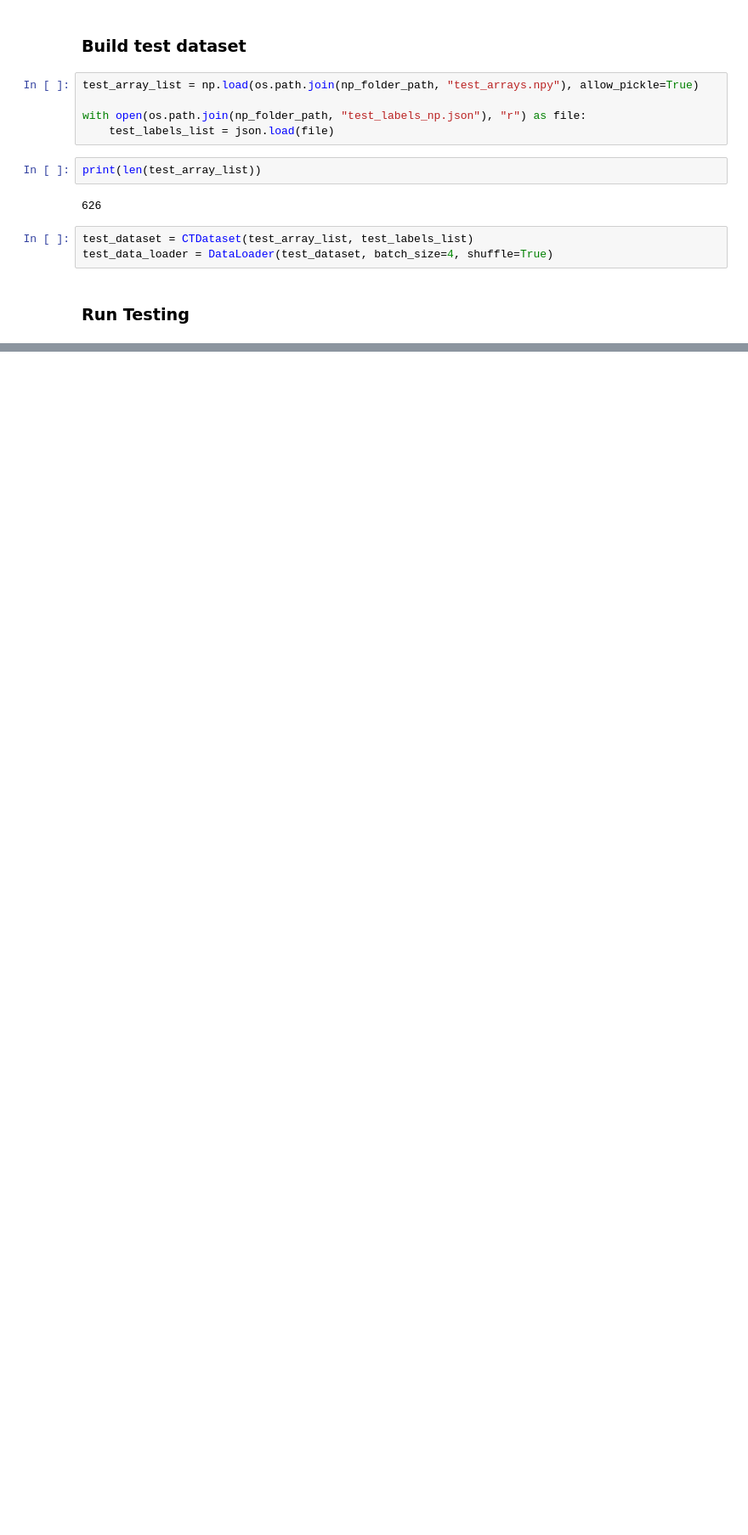
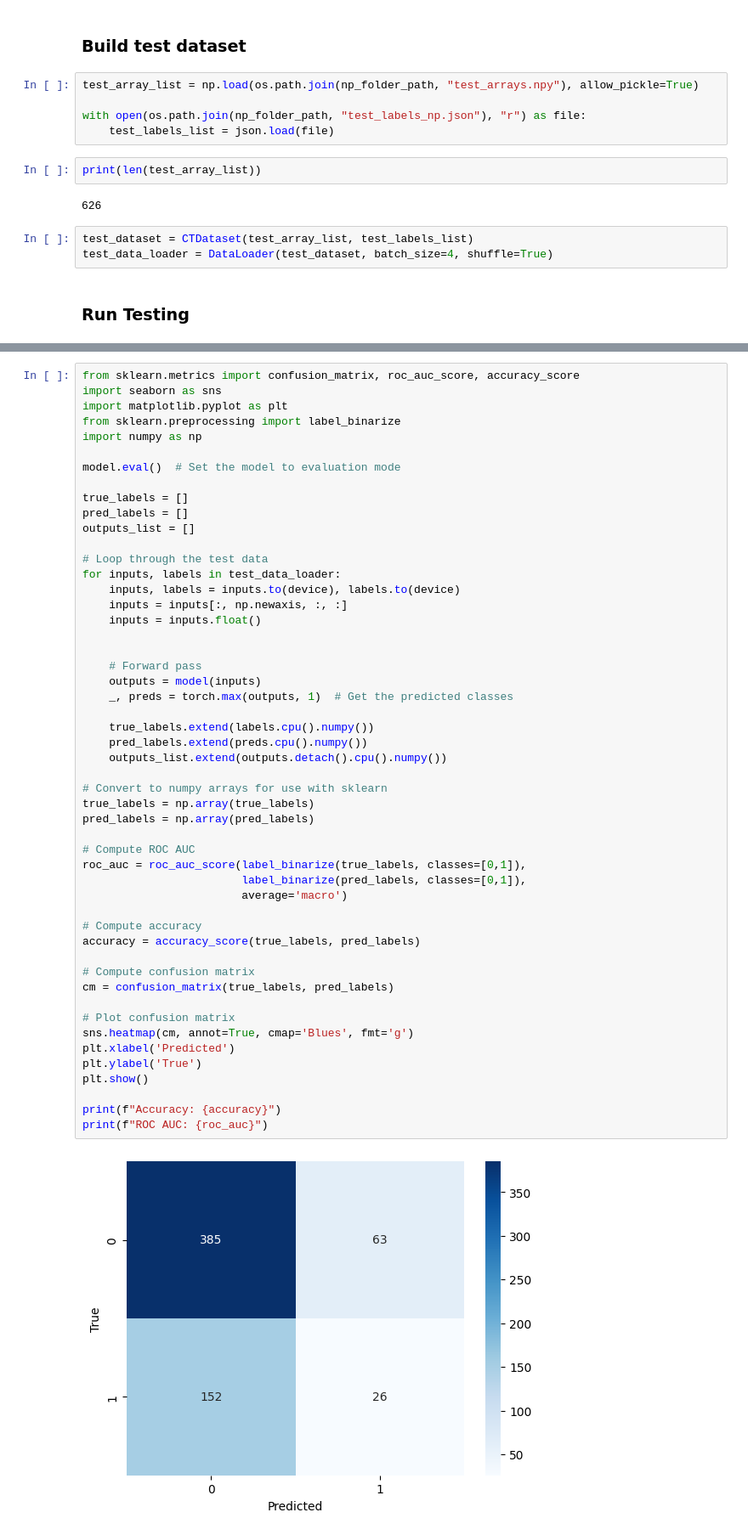
Before and after one commit to zyzou8/lung_cancer_radiomics, a Jupyter notebook: mini_preprocessing.ipynb, the cells around one changed output, grey strips where cells are left out. Shown at 85% size. Cells and saved outputs as stored; diff of their text form; blank space fills up the shorter version.

Commit message:
shows accuracy values from testing

```diff
--- a/mini_preprocessing.ipynb
+++ b/mini_preprocessing.ipynb
@@ -905,0 +925,53 @@ test_data_loader = DataLoader(test_dataset, batch_size=4, shuffle=True)
+# %%
+from sklearn.metrics import confusion_matrix, roc_auc_score, accuracy_score
+import seaborn as sns
+import matplotlib.pyplot as plt
+from sklearn.preprocessing import label_binarize
+import numpy as np
+
+model.eval()  # Set the model to evaluation mode
+
+true_labels = []
+pred_labels = []
+outputs_list = []
+
+# Loop through the test data
+for inputs, labels in test_data_loader:
+    inputs, labels = inputs.to(device), labels.to(device)
+    inputs = inputs[:, np.newaxis, :, :]
+    inputs = inputs.float()
+
+
+    # Forward pass
+    outputs = model(inputs)
+    _, preds = torch.max(outputs, 1)  # Get the predicted classes
+
+    true_labels.extend(labels.cpu().numpy())
+    pred_labels.extend(preds.cpu().numpy())
+    outputs_list.extend(outputs.detach().cpu().numpy())
+
+# Convert to numpy arrays for use with sklearn
+true_labels = np.array(true_labels)
+pred_labels = np.array(pred_labels)
+
+# Compute ROC AUC
+roc_auc = roc_auc_score(label_binarize(true_labels, classes=[0,1]),
+                        label_binarize(pred_labels, classes=[0,1]),
+                        average='macro')
+
+# Compute accuracy
+accuracy = accuracy_score(true_labels, pred_labels)
+
+# Compute confusion matrix
+cm = confusion_matrix(true_labels, pred_labels)
+
+# Plot confusion matrix
+sns.heatmap(cm, annot=True, cmap='Blues', fmt='g')
+plt.xlabel('Predicted')
+plt.ylabel('True')
+plt.show()
+
+print(f"Accuracy: {accuracy}")
+print(f"ROC AUC: {roc_auc}")
+# %% [output]
+[figure, added]
```
Also changed, not shown: parts of 2 cells of this notebook.
